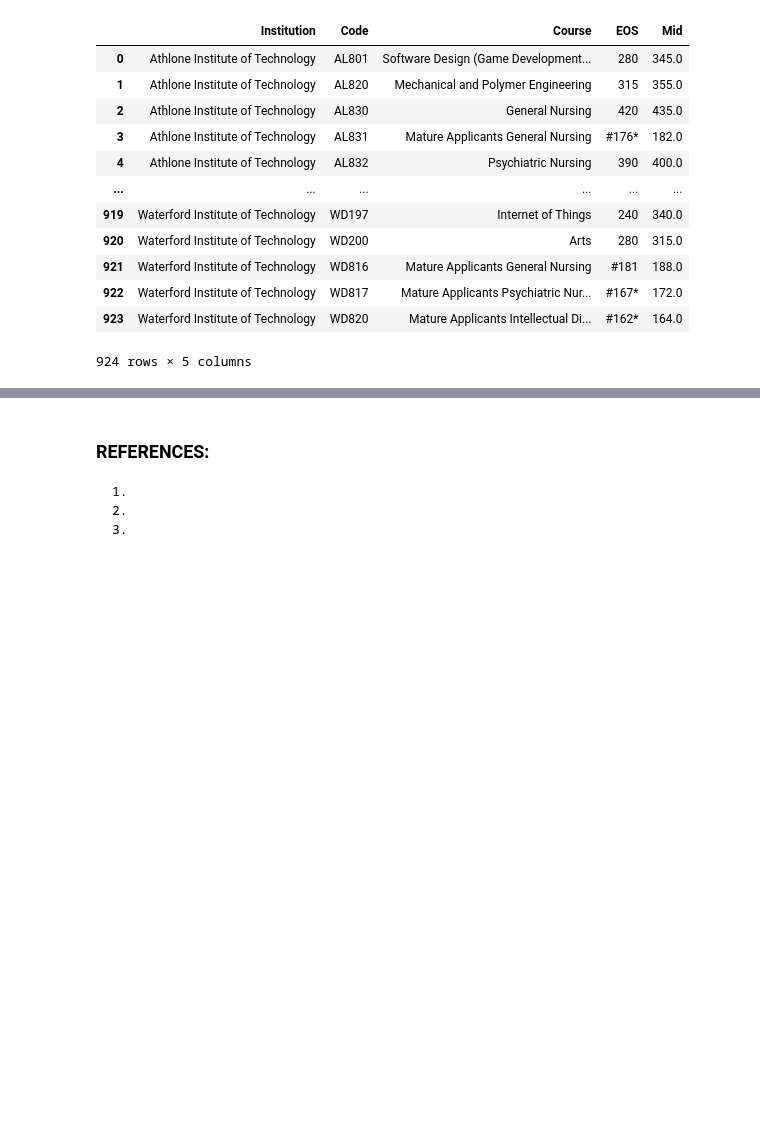
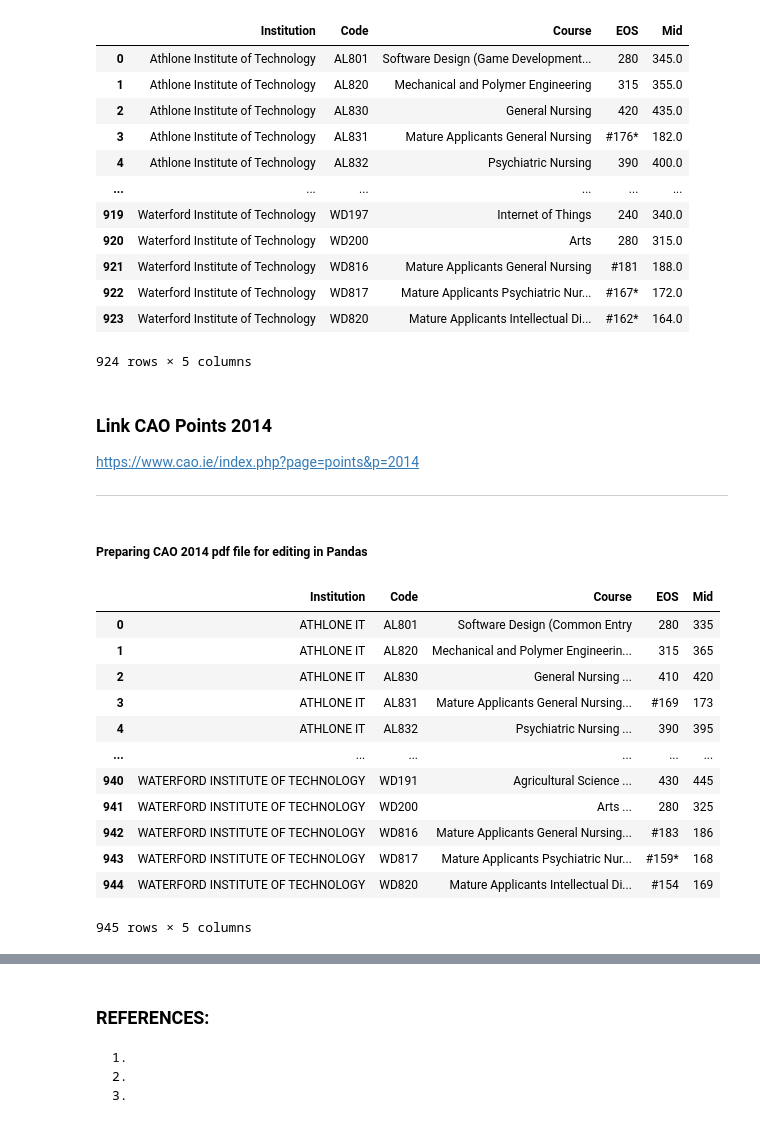
Before and after one commit to DracoNibilis/CAO_Points_Analysis, a Jupyter notebook: cao.ipynb, the cells around one changed output, grey strips where cells are left out. Cells and saved outputs as stored; diff of their text form; code cells hidden in the pictures; blank space fills up the shorter version.

Commit message:
adding data from 2014, 2013, 2012, 2011, 2010

```diff
--- a/cao.ipynb
+++ b/cao.ipynb
@@ -355,3 +355,27 @@ df2015
 | 922 | Waterford Institute of Technology | WD817 | Mature Applicants Psychiatric Nur... | #167* | 172.0 |
 | 923 | Waterford Institute of Technology | WD820 | Mature Applicants Intellectual Di... | #162* | 164.0 |
 924 rows × 5 columns
+# %% [markdown]
+### Link CAO Points 2014
+https://www.cao.ie/index.php?page=points&p=2014
+***
+# %% [markdown]
+##### Preparing CAO 2014 pdf file for editing in Pandas
+# %%
+# Read CAO Points 2014 edited from csv (tsv) file to pandas
+df2014 = pd.read_csv("data/CAO2014_edited.csv", sep="\t")
+df2014
+# %% [output]
+|  | Institution | Code | Course | EOS | Mid |
+| 0 | ATHLONE IT | AL801 | Software Design (Common Entry | 280 | 335 |
+| 1 | ATHLONE IT | AL820 | Mechanical and Polymer Engineerin... | 315 | 365 |
+| 2 | ATHLONE IT | AL830 | General Nursing ... | 410 | 420 |
+| 3 | ATHLONE IT | AL831 | Mature Applicants General Nursing... | #169 | 173 |
+| 4 | ATHLONE IT | AL832 | Psychiatric Nursing ... | 390 | 395 |
+| ... | ... | ... | ... | ... | ... |
+| 940 | WATERFORD INSTITUTE OF TECHNOLOGY | WD191 | Agricultural Science ... | 430 | 445 |
+| 941 | WATERFORD INSTITUTE OF TECHNOLOGY | WD200 | Arts ... | 280 | 325 |
+| 942 | WATERFORD INSTITUTE OF TECHNOLOGY | WD816 | Mature Applicants General Nursing... | #183 | 186 |
+| 943 | WATERFORD INSTITUTE OF TECHNOLOGY | WD817 | Mature Applicants Psychiatric Nur... | #159* | 168 |
+| 944 | WATERFORD INSTITUTE OF TECHNOLOGY | WD820 | Mature Applicants Intellectual Di... | #154 | 169 |
+945 rows × 5 columns
```
Also changed, not shown: parts of 13 cells of this notebook, 19 other files.
